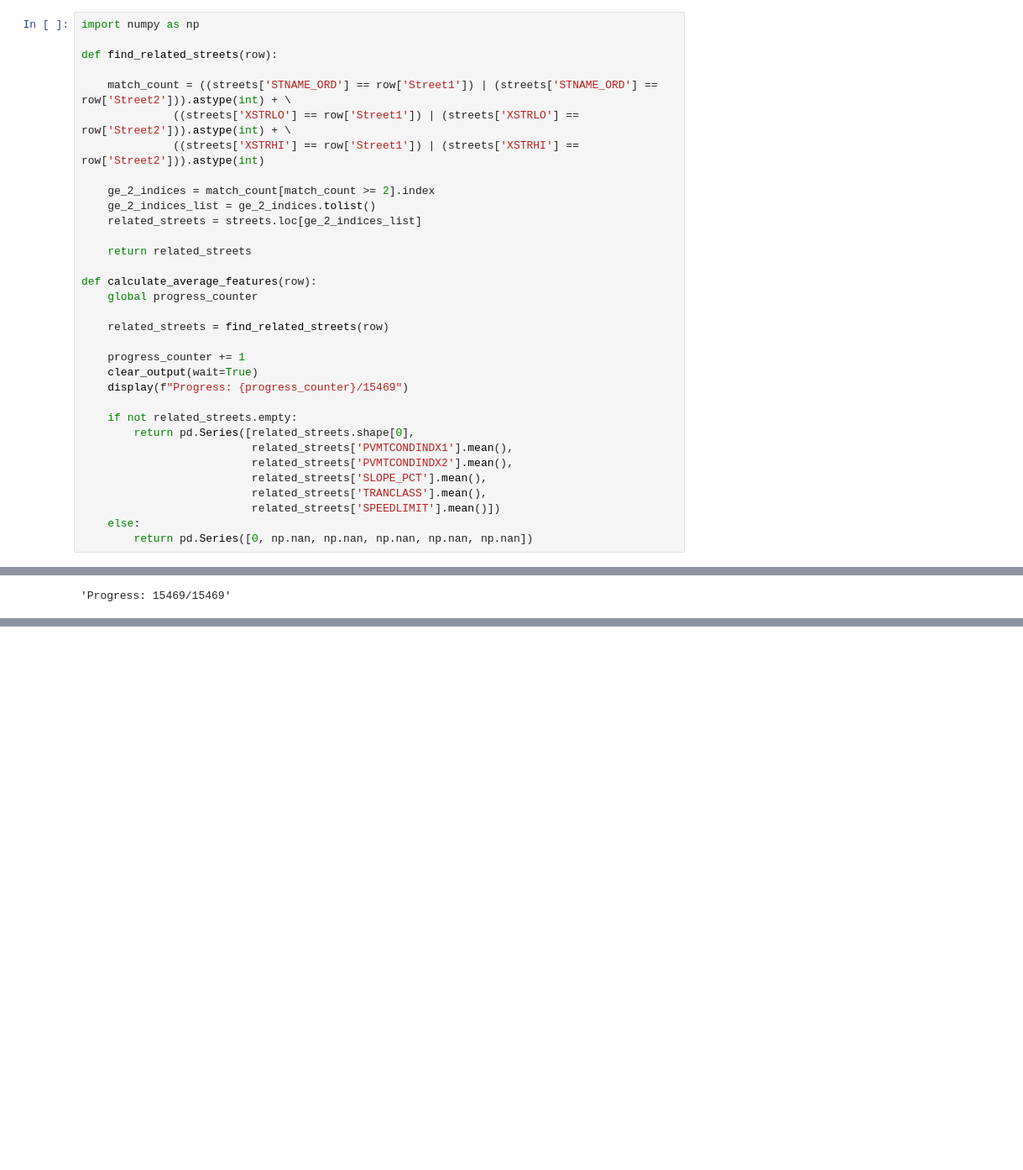
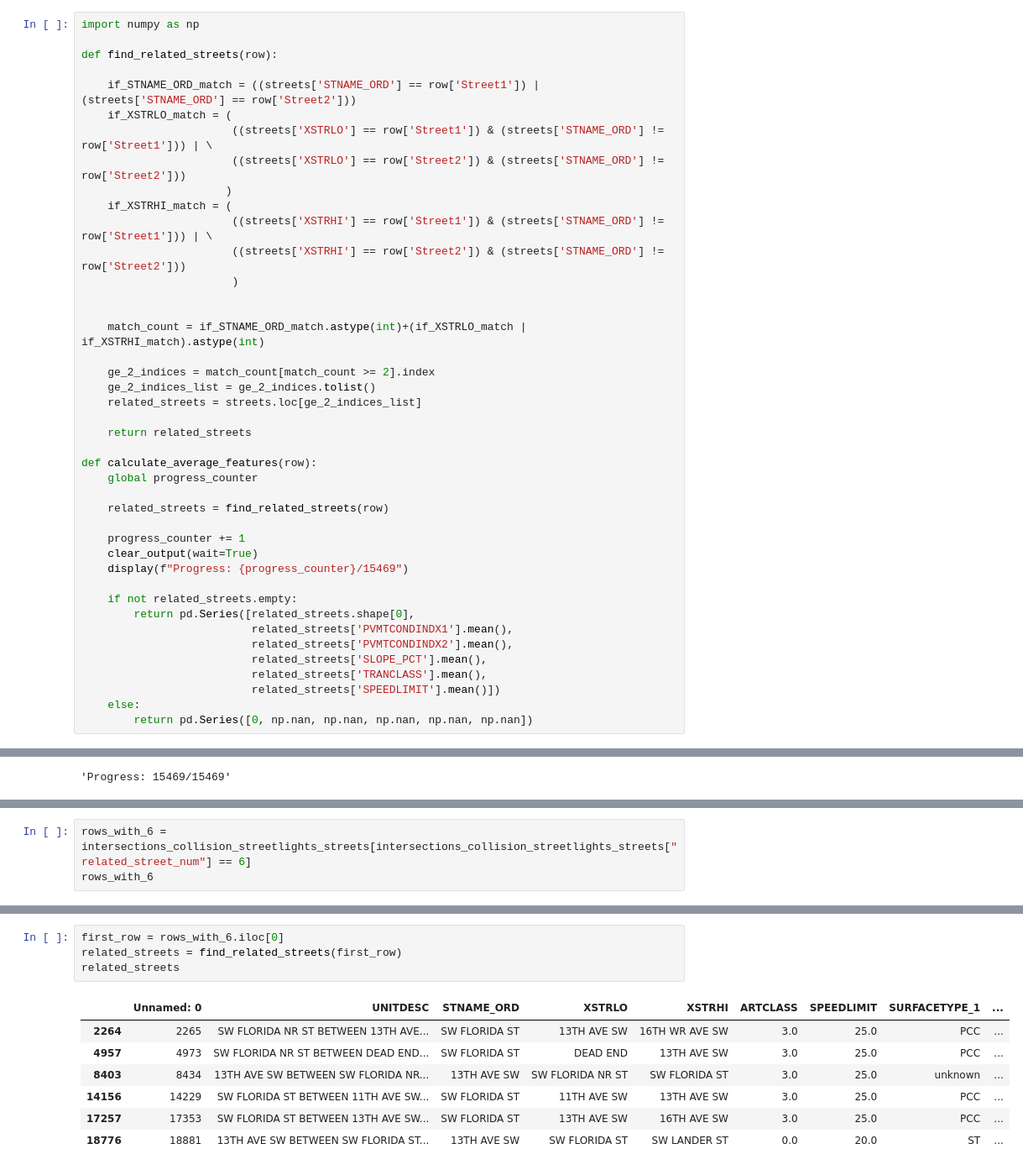
Before and after one commit to glaedr07/Collisions_Seattle, a Jupyter notebook: 570-merging.ipynb, the cells around one changed output, grey strips where cells are left out. Shown: that part at 84% size. Cells and saved outputs as stored; diff of their text form; blank space fills up the shorter version.

Commit message:
fixed the streets merge, now 0-6 related streets

```diff
--- a/570-merging.ipynb
+++ b/570-merging.ipynb
@@ -416,9 +416,18 @@ import numpy as np
 
 def find_related_streets(row):
 
-    match_count = ((streets['STNAME_ORD'] == row['Street1']) | (streets['STNAME_ORD'] == row['Street2'])).astype(int) + \
-              ((streets['XSTRLO'] == row['Street1']) | (streets['XSTRLO'] == row['Street2'])).astype(int) + \
-              ((streets['XSTRHI'] == row['Street1']) | (streets['XSTRHI'] == row['Street2'])).astype(int)
+    if_STNAME_ORD_match = ((streets['STNAME_ORD'] == row['Street1']) | (streets['STNAME_ORD'] == row['Street2']))
+    if_XSTRLO_match = (
+                       ((streets['XSTRLO'] == row['Street1']) & (streets['STNAME_ORD'] != row['Street1'])) | \
+                       ((streets['XSTRLO'] == row['Street2']) & (streets['STNAME_ORD'] != row['Street2']))
+                      )
+    if_XSTRHI_match = (
+                       ((streets['XSTRHI'] == row['Street1']) & (streets['STNAME_ORD'] != row['Street1'])) | \
+                       ((streets['XSTRHI'] == row['Street2']) & (streets['STNAME_ORD'] != row['Street2']))
+                       )
+
+
+    match_count = if_STNAME_ORD_match.astype(int)+(if_XSTRLO_match | if_XSTRHI_match).astype(int)
 
     ge_2_indices = match_count[match_count >= 2].index
     ge_2_indices_list = ge_2_indices.tolist()
@@ -466,0 +480,3 @@ intersections_collision_streetlights_streets.head(10)
+# %%
+rows_with_6 = intersections_collision_streetlights_streets[intersections_collision_streetlights_streets["related_street_num"] == 6]
+rows_with_6
@@ -467,3 +491,15 @@ intersections_collision_streetlights_streets.head(10)
+# %%
+first_row = rows_with_6.iloc[0]
+related_streets = find_related_streets(first_row)
+related_streets
+# %% [output]
+|  | Unnamed: 0 | UNITDESC | STNAME_ORD | XSTRLO | XSTRHI | ARTCLASS | SPEEDLIMIT | SURFACETYPE_1 | ... |
+| 2264 | 2265 | SW FLORIDA NR ST BETWEEN 13TH AVE... | SW FLORIDA ST | 13TH AVE SW | 16TH WR AVE SW | 3.0 | 25.0 | PCC | ... |
+| 4957 | 4973 | SW FLORIDA NR ST BETWEEN DEAD END... | SW FLORIDA ST | DEAD END | 13TH AVE SW | 3.0 | 25.0 | PCC | ... |
+| 8403 | 8434 | 13TH AVE SW BETWEEN SW FLORIDA NR... | 13TH AVE SW | SW FLORIDA NR ST | SW FLORIDA ST | 3.0 | 25.0 | unknown | ... |
+| 14156 | 14229 | SW FLORIDA ST BETWEEN 11TH AVE SW... | SW FLORIDA ST | 11TH AVE SW | 13TH AVE SW | 3.0 | 25.0 | PCC | ... |
+| 17257 | 17353 | SW FLORIDA ST BETWEEN 13TH AVE SW... | SW FLORIDA ST | 13TH AVE SW | 16TH AVE SW | 3.0 | 25.0 | PCC | ... |
+| 18776 | 18881 | 13TH AVE SW BETWEEN SW FLORIDA ST... | 13TH AVE SW | SW FLORIDA ST | SW LANDER ST | 0.0 | 20.0 | ST | ... |
 # %%
 print("Rows:",len(intersections_collision_streetlights_streets))
 for column in intersections_collision_streetlights_streets.columns:
```
Also changed, not shown: parts of 12 cells of this notebook, 1 other file.
